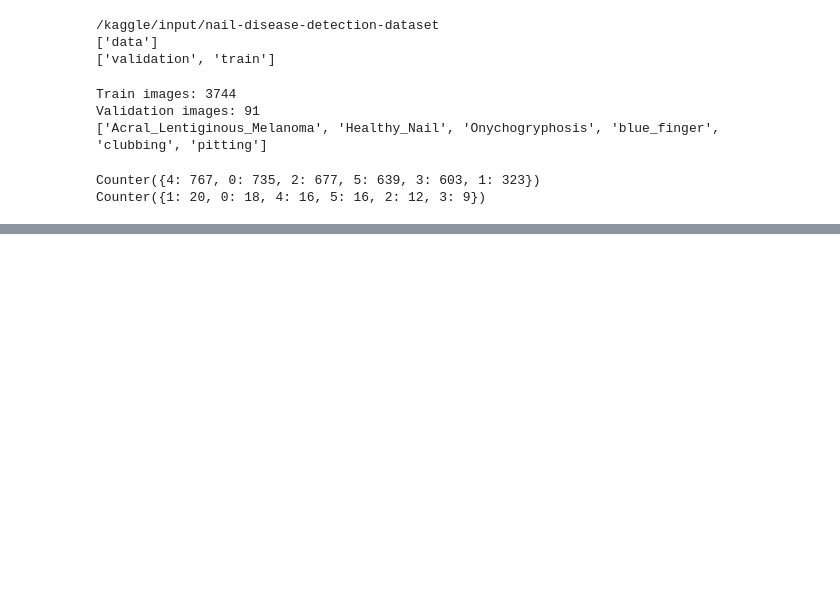
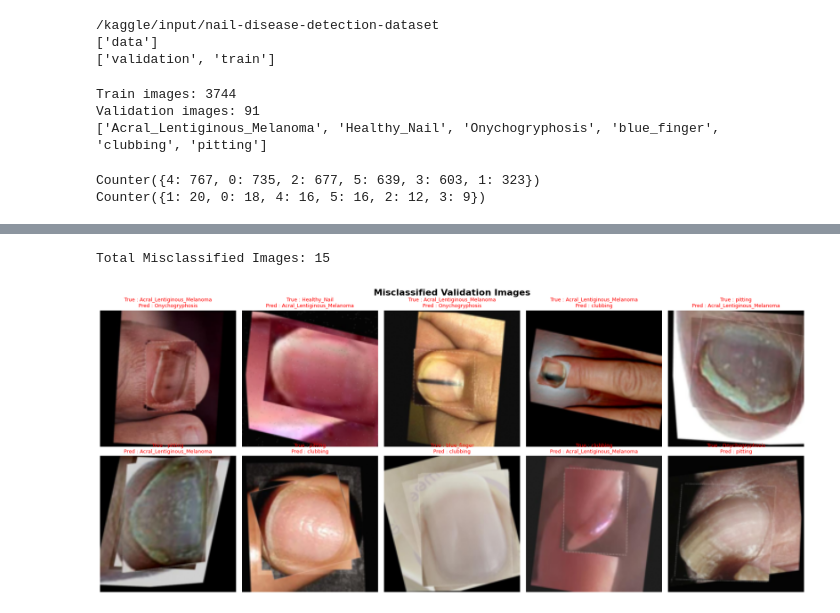
Before and after one commit to jobayer360s/Computer-Vision-and-Pattern-Recognition, a Jupyter notebook: CNN_23_50647_1.ipynb, the cells around one changed output, grey strips where cells are left out. Cells and saved outputs as stored; diff of their text form; code cells hidden in the pictures; blank space fills up the shorter version.

```diff
--- a/CNN_23_50647_1.ipynb
+++ b/CNN_23_50647_1.ipynb
@@ -74,0 +384,65 @@ Counter({1: 20, 0: 18, 4: 16, 5: 16, 2: 12, 3: 9})
+# %%
+import matplotlib.pyplot as plt
+
+# Store all misclassified samples
+misclassified = []
+
+model.eval()
+
+with torch.no_grad():
+    for images, labels in val_loader:
+
+        images = images.to(device)
+        labels = labels.to(device)
+
+        outputs = model(images)
+        _, preds = torch.max(outputs, 1)
+
+        for img, true, pred in zip(images, labels, preds):
+            if true != pred:
+                misclassified.append((img.cpu(), true.cpu().item(), pred.cpu().item()))
+
+print(f"Total Misclassified Images: {len(misclassified)}")
+
+# Display first 10 misclassified images
+num_images = min(10, len(misclassified))
+
+fig, axes = plt.subplots(2, 5, figsize=(18, 8))
+axes = axes.flatten()
+
+for i in range(num_images):
+
+    img, true_label, pred_label = misclassified[i]
+
+    img = img.permute(1, 2, 0)
+
+    axes[i].imshow(img)
+
+    axes[i].set_title(
+        f"True : {class_names[true_label]}\nPred : {class_names[pred_label]}",
+        fontsize=9,
+        color="red"
+    )
+
+    axes[i].axis("off")
+
+    # Red border
+    for spine in axes[i].spines.values():
+        spine.set_edgecolor("red")
+        spine.set_linewidth(2)
+
+# Hide unused plots
+for i in range(num_images, len(axes)):
+    axes[i].axis("off")
+
+plt.suptitle(
+    "Misclassified Validation Images",
+    fontsize=16,
+    fontweight="bold"
+)
+
+plt.tight_layout()
+plt.show()
+# %% [output]
+Total Misclassified Images: 15
+[figure, added]
```
Also changed, not shown: parts of 12 cells of this notebook.
